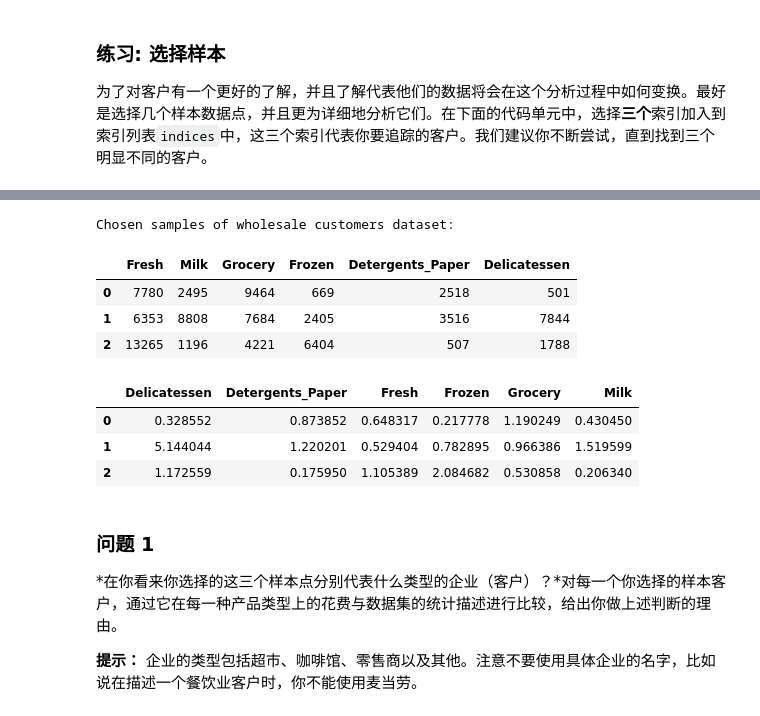
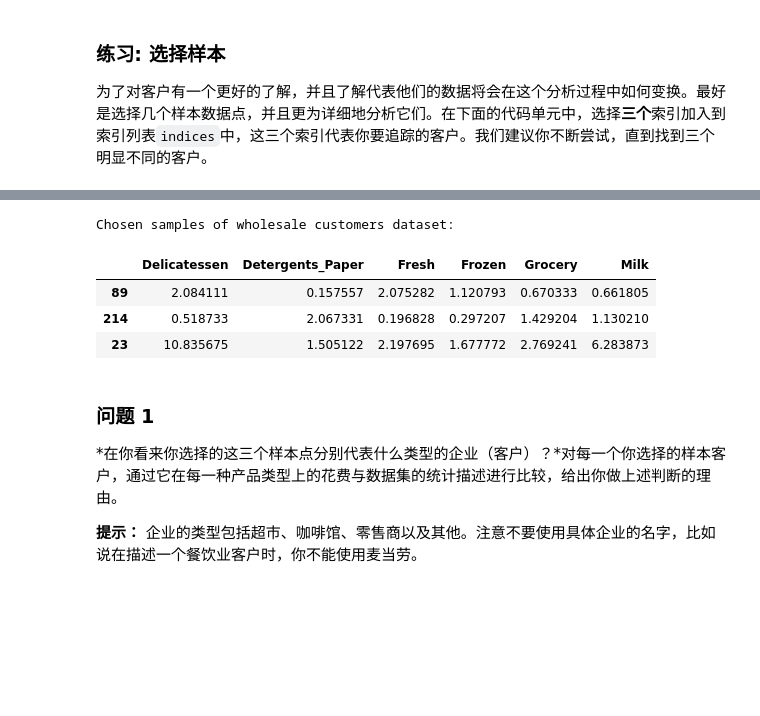
Before and after one commit to KIDJourney/creating_customer_segments, a Jupyter notebook: customer_segments.ipynb, the cells around one changed output, grey strips where cells are left out. Cells and saved outputs as stored; diff of their text form; code cells hidden in the pictures; blank space fills up the shorter version.

```diff
--- a/customer_segments.ipynb
+++ b/customer_segments.ipynb
@@ -59,23 +85,17 @@ display(data.describe())
 # %%
 # TODO：从数据集中选择三个你希望抽样的数据点的索引
-indices = [19,2,3]
-
 # 为选择的样本建立一个DataFrame
-samples = pd.DataFrame(data.loc[indices], columns = data.keys()).reset_index(drop = True)
 desc = data.describe()
 print "Chosen samples of wholesale customers dataset:"
-display(samples)
-display(pd.DataFrame({column: samples[column].apply(lambda x: x/desc[column]['mean']) for column in data.columns}))
+sample_indexs = [89, 214, 23]
+samples = data.loc[sample_indexs]
+display(pd.DataFrame({feature: samples[feature].apply(lambda x: x/desc[feature]['mean']) for feature in data.columns}))
 # %% [output]
 Chosen samples of wholesale customers dataset:
-|  | Fresh | Milk | Grocery | Frozen | Detergents_Paper | Delicatessen |
-| 0 | 7780 | 2495 | 9464 | 669 | 2518 | 501 |
-| 1 | 6353 | 8808 | 7684 | 2405 | 3516 | 7844 |
-| 2 | 13265 | 1196 | 4221 | 6404 | 507 | 1788 |
+|  | Delicatessen | Detergents_Paper | Fresh | Frozen | Grocery | Milk |
+| 89 | 2.084111 | 0.157557 | 2.075282 | 1.120793 | 0.670333 | 0.661805 |
+| 214 | 0.518733 | 2.067331 | 0.196828 | 0.297207 | 1.429204 | 1.130210 |
+| 23 | 10.835675 | 1.505122 | 2.197695 | 1.677772 | 2.769241 | 6.283873 |
-|  | Delicatessen | Detergents_Paper | Fresh | Frozen | Grocery | Milk |
-| 0 | 0.328552 | 0.873852 | 0.648317 | 0.217778 | 1.190249 | 0.430450 |
-| 1 | 5.144044 | 1.220201 | 0.529404 | 0.782895 | 0.966386 | 1.519599 |
-| 2 | 1.172559 | 0.175950 | 1.105389 | 2.084682 | 0.530858 | 0.206340 |
 # %% [markdown]
 ### 问题 1
 *在你看来你选择的这三个样本点分别代表什么类型的企业（客户）？*对每一个你选择的样本客户，通过它在每一种产品类型上的花费与数据集的统计描述进行比较，给出你做上述判断的理由。
```
Also changed, not shown: parts of 25 cells of this notebook.
